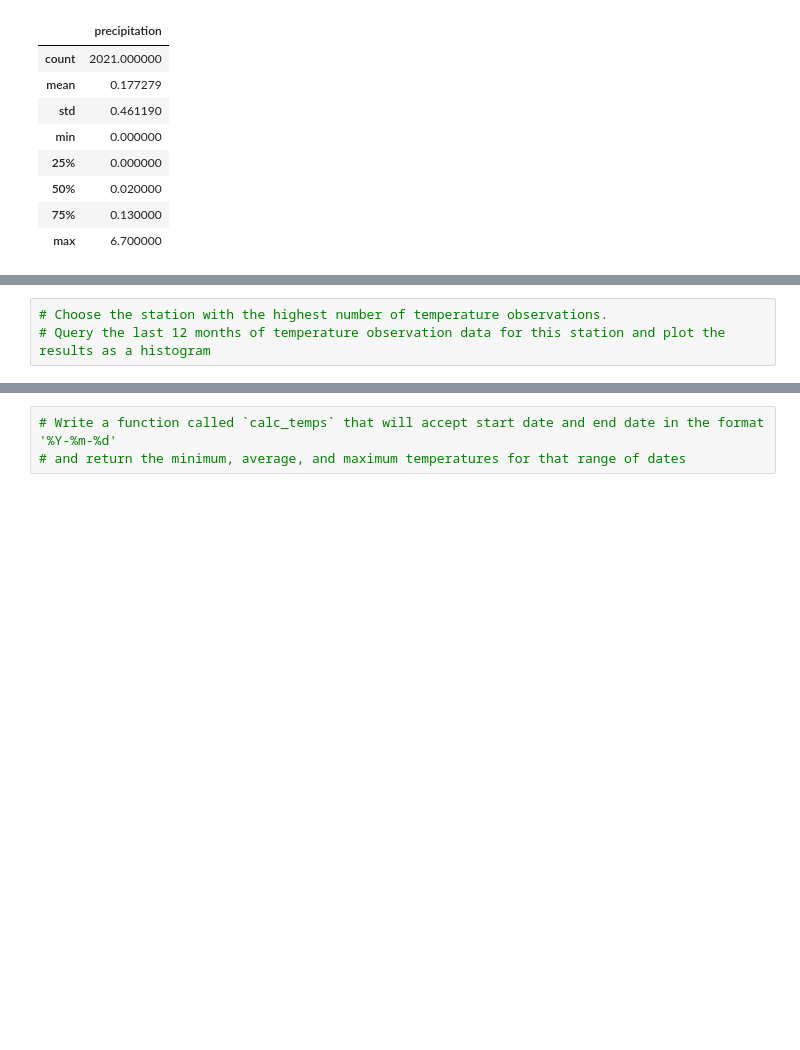
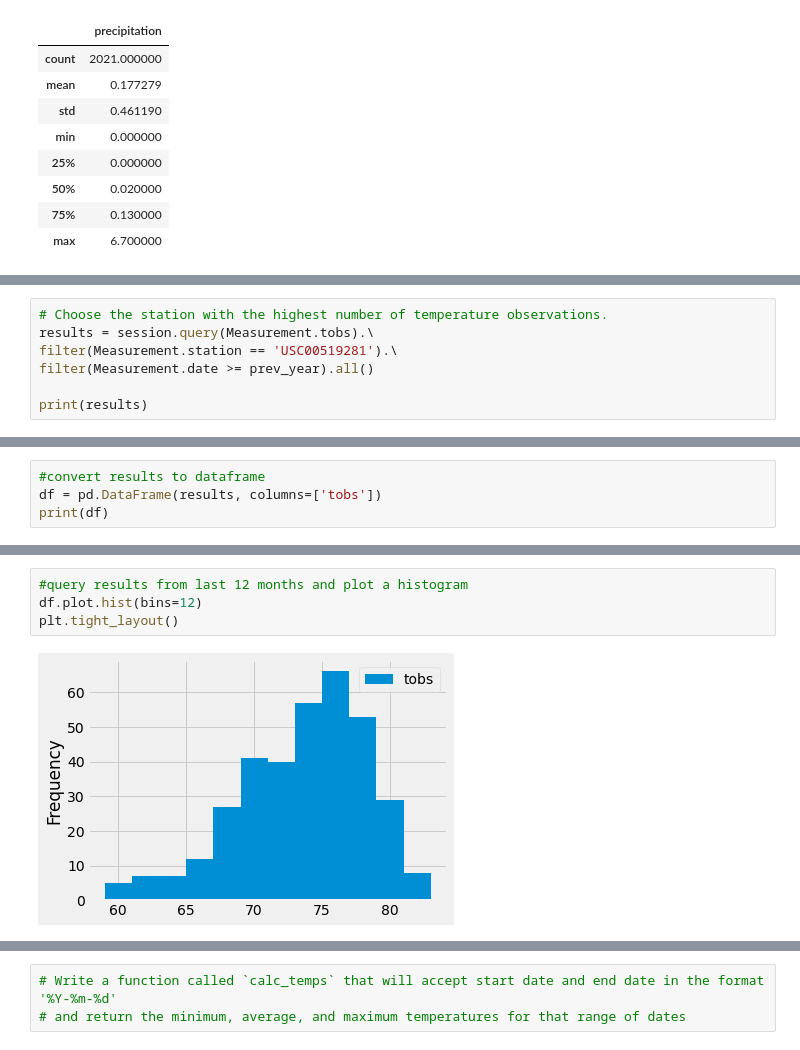
Before and after one commit to baumgartner-99/surfs_up, a Jupyter notebook: climate_analysis.ipynb, the cells around one changed output, grey strips where cells are left out. Saved outputs shown, nothing was run; the diff lists cells and outputs as text; blank space fills up the shorter version.

```diff
--- a/climate_analysis.ipynb
+++ b/climate_analysis.ipynb
@@ -164,3 +160,7 @@ df.describe()
 # %%
 # Choose the station with the highest number of temperature observations.
-# Query the last 12 months of temperature observation data for this station and plot the results as a histogram
+results = session.query(Measurement.tobs).\
+filter(Measurement.station == 'USC00519281').\
+filter(Measurement.date >= prev_year).all()
+
+print(results)
@@ -166,0 +169,4 @@ df.describe()
+# %%
+#convert results to dataframe
+df = pd.DataFrame(results, columns=['tobs'])
+print(df)
@@ -166,0 +188,6 @@ df.describe()
+# %%
+#query results from last 12 months and plot a histogram
+df.plot.hist(bins=12)
+plt.tight_layout()
+# %% [output]
+[figure, added]
```
Also changed, not shown: parts of 9 cells of this notebook, 1 other file.
